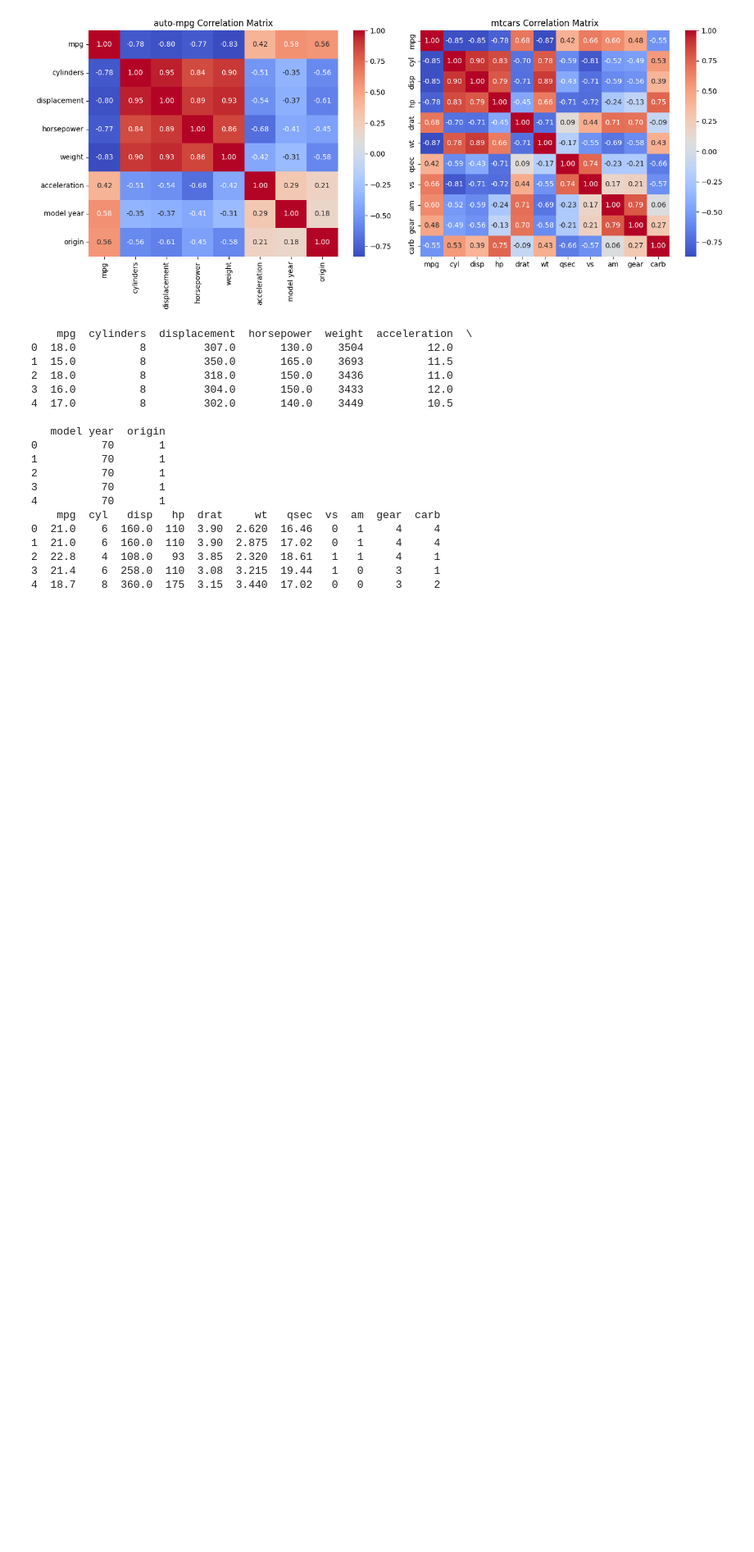
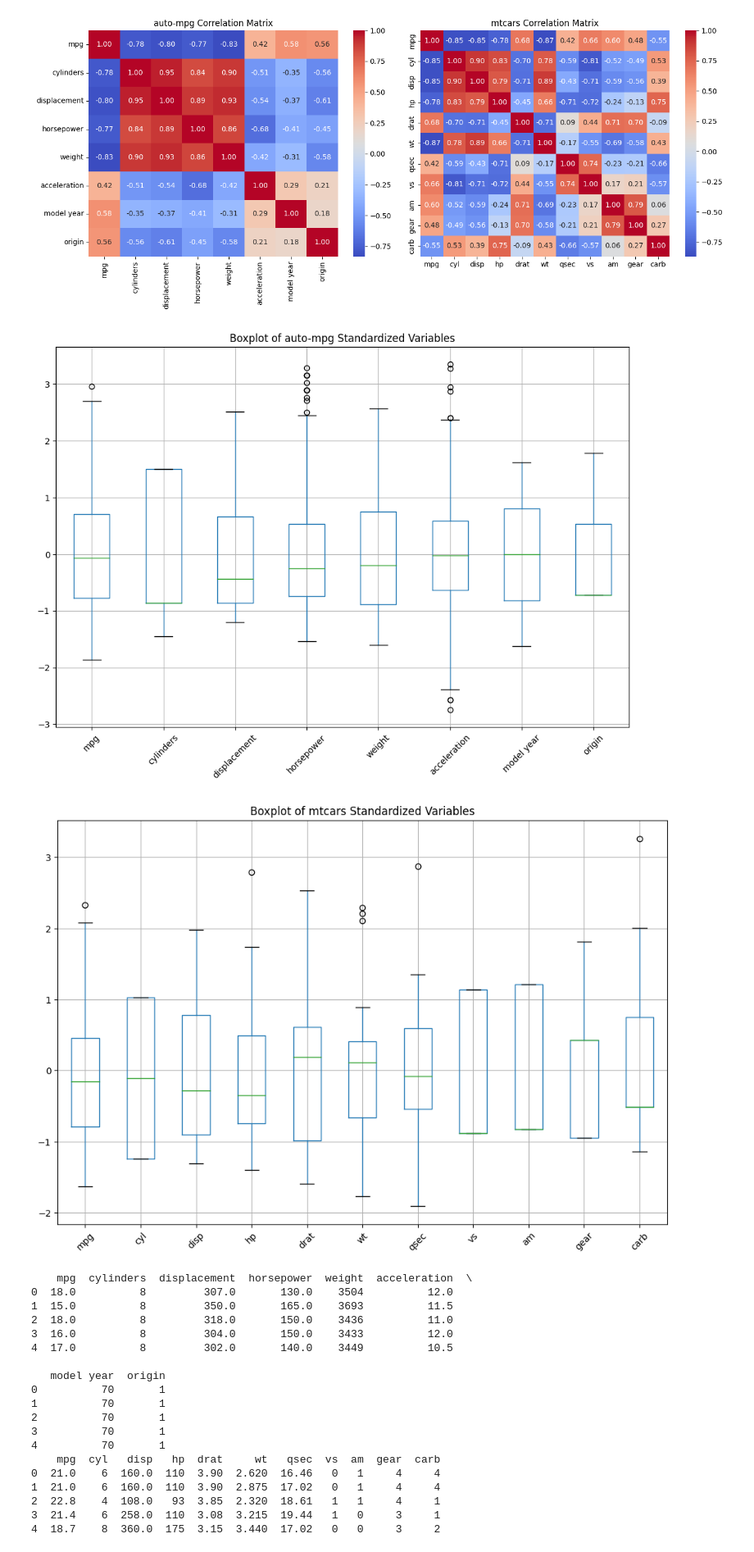
Before and after one commit to windyday0622/windyday, a Jupyter notebook: m3_분석 라이브러리/ pandas_실습_auto.ipynb, the cells around one changed output. Shown at 82% size. Saved outputs shown, nothing was run; the diff lists cells and outputs as text; code cells hidden in the pictures; blank space fills up the shorter version.

```diff
--- a/m3_분석 라이브러리/ pandas_실습_auto.ipynb
+++ b/m3_분석 라이브러리/ pandas_실습_auto.ipynb
@@ -178,3 +178,20 @@ fmt=".2f" 인자는 주석을 두 자리 소수점으로 표시합니다.
 # 플롯 표시:
 더 나은 레이아웃을 위해 plt.tight_layout()을 사용하여 서브플롯 매개변수를 조정합니다.
 마지막으로, plt.show()를 사용하여 플롯을 표시합니다.
+# %%
+# 각 열에 대한 박스 플롯 그리기 - auto_mpg_standardized_df
+plt.figure(figsize=(12, 8))
+auto_mpg_analysis_df.boxplot()
+plt.title('Boxplot of auto-mpg Standardized Variables')
+plt.xticks(rotation=45)
+plt.show()
+
+# 각 열에 대한 박스 플롯 그리기 - mtcars_standardized_df
+plt.figure(figsize=(12, 8))
+mtcars_analysis_df.boxplot()
+plt.title('Boxplot of mtcars Standardized Variables')
+plt.xticks(rotation=45)
+plt.show()
+# %% [output]
+[figure, added]
+[figure, added]
```
Also changed, not shown: parts of 2 cells of this notebook.
